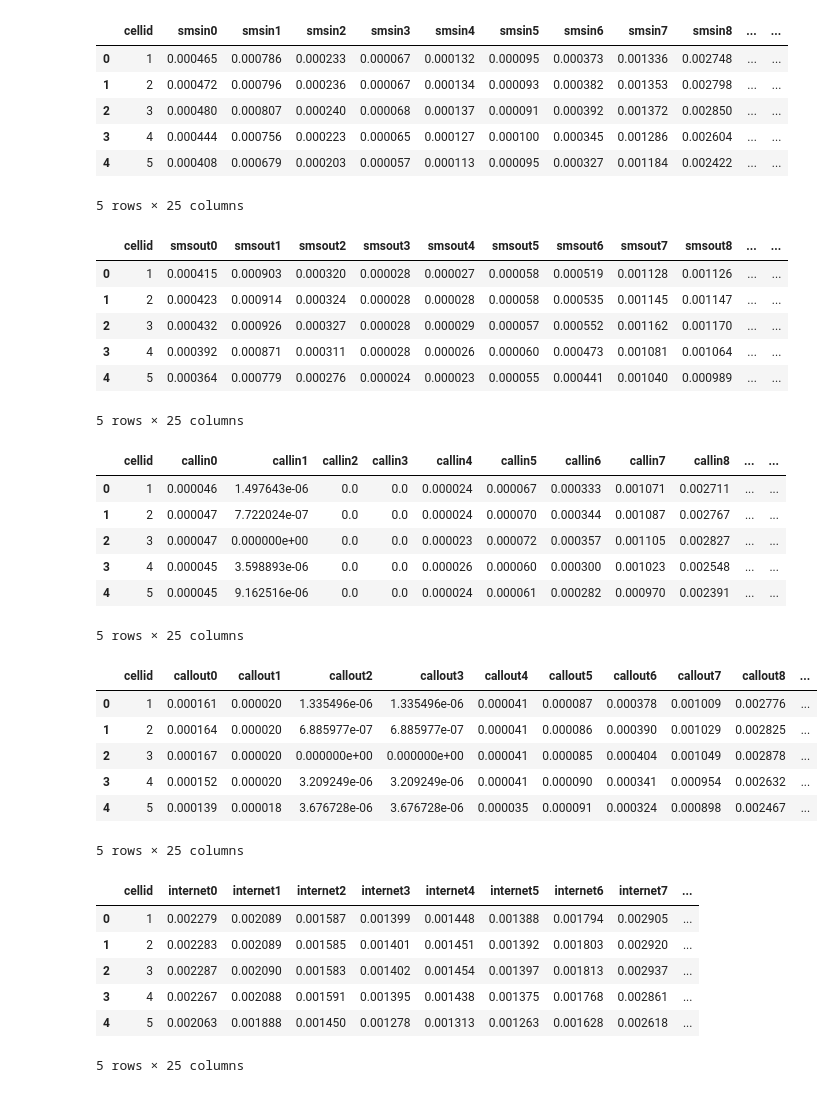
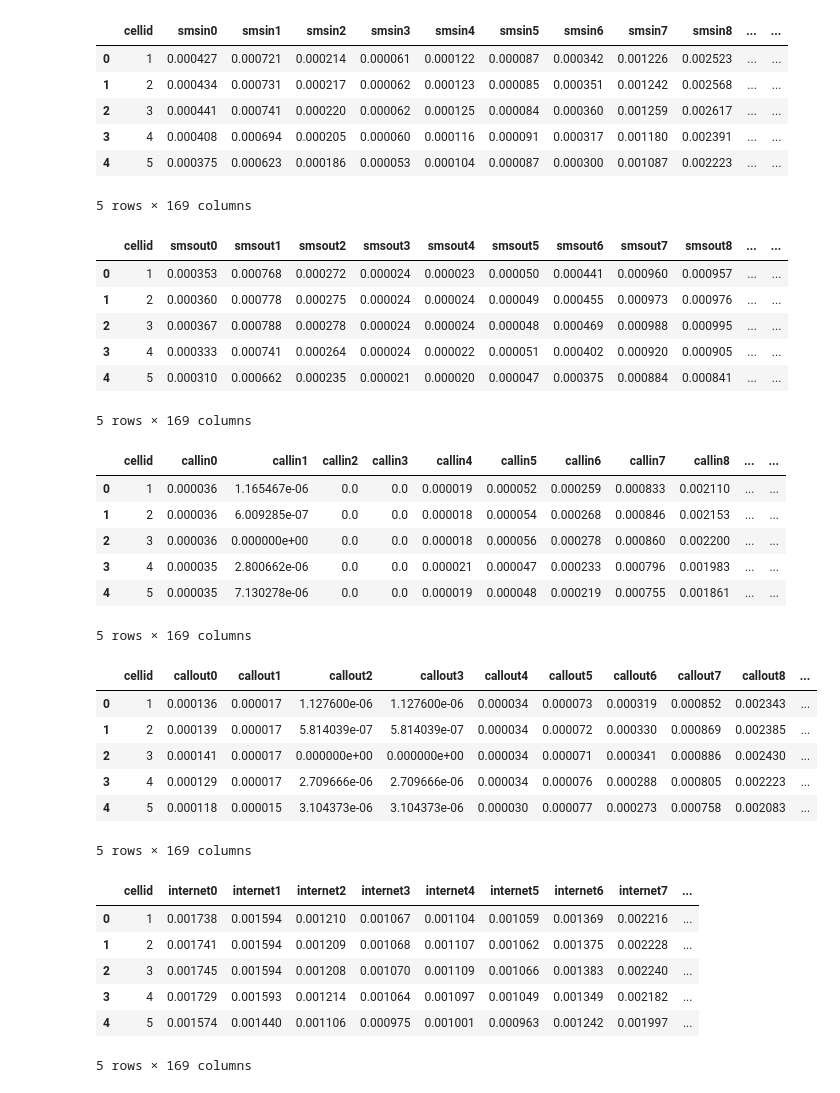
Before and after one commit to mendozamanu/milan-mobility, a Jupyter notebook: TimeEvolution-Normalize-fullgrid-week.ipynb, the cells around one changed output. Cells and saved outputs as stored; diff of their text form; code cells hidden in the pictures.

```diff
--- a/TimeEvolution-Normalize-fullgrid-week.ipynb
+++ b/TimeEvolution-Normalize-fullgrid-week.ipynb
@@ -55,0 +88,8 @@ print(dfgg)
+# %%
+#df_1 = dfgg.iloc[:800000,:] - used to fix missing data from cell 5239 in some hours (0 data so didn't appear on csv)
+df_2 = dfgg.iloc[800000:,:]
+df_1 = pd.read_csv('./csv/temp1.csv')
+dfgg = df_1
+dfgg = dfgg.set_index(['hour']).sort_index()
+dfgg=dfgg.append(df_2)
+dfgg.head()
@@ -93,57 +146,57 @@ for i in range(0, dfgr.hour.max()+1): #dfgr.hour.max()+1
     dfin.append(dfgg.loc[i].internet)
     dfin2["internet"+str(i)]=dfin[i+1].values
 # %%
-dfsi2.to_csv("./classif/fullgrid/classifgridmon_smsin.csv")
+dfsi2.to_csv("./classif/fullgrid/classifgridwk_smsin.csv")
 dfsi2.head()
 # %% [output]
 |  | cellid | smsin0 | smsin1 | smsin2 | smsin3 | smsin4 | smsin5 | smsin6 | smsin7 | smsin8 | ... | ... |
-| 0 | 1 | 0.000465 | 0.000786 | 0.000233 | 0.000067 | 0.000132 | 0.000095 | 0.000373 | 0.001336 | 0.002748 | ... | ... |
-| 1 | 2 | 0.000472 | 0.000796 | 0.000236 | 0.000067 | 0.000134 | 0.000093 | 0.000382 | 0.001353 | 0.002798 | ... | ... |
-| 2 | 3 | 0.000480 | 0.000807 | 0.000240 | 0.000068 | 0.000137 | 0.000091 | 0.000392 | 0.001372 | 0.002850 | ... | ... |
-| 3 | 4 | 0.000444 | 0.000756 | 0.000223 | 0.000065 | 0.000127 | 0.000100 | 0.000345 | 0.001286 | 0.002604 | ... | ... |
-| 4 | 5 | 0.000408 | 0.000679 | 0.000203 | 0.000057 | 0.000113 | 0.000095 | 0.000327 | 0.001184 | 0.002422 | ... | ... |
+| 0 | 1 | 0.000427 | 0.000721 | 0.000214 | 0.000061 | 0.000122 | 0.000087 | 0.000342 | 0.001226 | 0.002523 | ... | ... |
+| 1 | 2 | 0.000434 | 0.000731 | 0.000217 | 0.000062 | 0.000123 | 0.000085 | 0.000351 | 0.001242 | 0.002568 | ... | ... |
+| 2 | 3 | 0.000441 | 0.000741 | 0.000220 | 0.000062 | 0.000125 | 0.000084 | 0.000360 | 0.001259 | 0.002617 | ... | ... |
+| 3 | 4 | 0.000408 | 0.000694 | 0.000205 | 0.000060 | 0.000116 | 0.000091 | 0.000317 | 0.001180 | 0.002391 | ... | ... |
+| 4 | 5 | 0.000375 | 0.000623 | 0.000186 | 0.000053 | 0.000104 | 0.000087 | 0.000300 | 0.001087 | 0.002223 | ... | ... |
-5 rows × 25 columns
+5 rows × 169 columns
 # %%
-dfso2.to_csv("./classif/fullgrid/classifgridmon_smsout.csv")
+dfso2.to_csv("./classif/fullgrid/classifgridwk_smsout.csv")
 dfso2.head()
 # %% [output]
 |  | cellid | smsout0 | smsout1 | smsout2 | smsout3 | smsout4 | smsout5 | smsout6 | smsout7 | smsout8 | ... | ... |
-| 0 | 1 | 0.000415 | 0.000903 | 0.000320 | 0.000028 | 0.000027 | 0.000058 | 0.000519 | 0.001128 | 0.001126 | ... | ... |
-| 1 | 2 | 0.000423 | 0.000914 | 0.000324 | 0.000028 | 0.000028 | 0.000058 | 0.000535 | 0.001145 | 0.001147 | ... | ... |
-| 2 | 3 | 0.000432 | 0.000926 | 0.000327 | 0.000028 | 0.000029 | 0.000057 | 0.000552 | 0.001162 | 0.001170 | ... | ... |
-| 3 | 4 | 0.000392 | 0.000871 | 0.000311 | 0.000028 | 0.000026 | 0.000060 | 0.000473 | 0.001081 | 0.001064 | ... | ... |
-| 4 | 5 | 0.000364 | 0.000779 | 0.000276 | 0.000024 | 0.000023 | 0.000055 | 0.000441 | 0.001040 | 0.000989 | ... | ... |
+| 0 | 1 | 0.000353 | 0.000768 | 0.000272 | 0.000024 | 0.000023 | 0.000050 | 0.000441 | 0.000960 | 0.000957 | ... | ... |
+| 1 | 2 | 0.000360 | 0.000778 | 0.000275 | 0.000024 | 0.000024 | 0.000049 | 0.000455 | 0.000973 | 0.000976 | ... | ... |
+| 2 | 3 | 0.000367 | 0.000788 | 0.000278 | 0.000024 | 0.000024 | 0.000048 | 0.000469 | 0.000988 | 0.000995 | ... | ... |
+| 3 | 4 | 0.000333 | 0.000741 | 0.000264 | 0.000024 | 0.000022 | 0.000051 | 0.000402 | 0.000920 | 0.000905 | ... | ... |
+| 4 | 5 | 0.000310 | 0.000662 | 0.000235 | 0.000021 | 0.000020 | 0.000047 | 0.000375 | 0.000884 | 0.000841 | ... | ... |
-5 rows × 25 columns
+5 rows × 169 columns
 # %%
-dfci2.to_csv("./classif/fullgrid/classifgridmon_callin.csv")
+dfci2.to_csv("./classif/fullgrid/classifgridmwk_callin.csv")
 dfci2.head()
 # %% [output]
 |  | cellid | callin0 | callin1 | callin2 | callin3 | callin4 | callin5 | callin6 | callin7 | callin8 | ... | ... |
-| 0 | 1 | 0.000046 | 1.497643e-06 | 0.0 | 0.0 | 0.000024 | 0.000067 | 0.000333 | 0.001071 | 0.002711 | ... | ... |
-| 1 | 2 | 0.000047 | 7.722024e-07 | 0.0 | 0.0 | 0.000024 | 0.000070 | 0.000344 | 0.001087 | 0.002767 | ... | ... |
-| 2 | 3 | 0.000047 | 0.000000e+00 | 0.0 | 0.0 | 0.000023 | 0.000072 | 0.000357 | 0.001105 | 0.002827 | ... | ... |
-| 3 | 4 | 0.000045 | 3.598893e-06 | 0.0 | 0.0 | 0.000026 | 0.000060 | 0.000300 | 0.001023 | 0.002548 | ... | ... |
-| 4 | 5 | 0.000045 | 9.162516e-06 | 0.0 | 0.0 | 0.000024 | 0.000061 | 0.000282 | 0.000970 | 0.002391 | ... | ... |
+| 0 | 1 | 0.000036 | 1.165467e-06 | 0.0 | 0.0 | 0.000019 | 0.000052 | 0.000259 | 0.000833 | 0.002110 | ... | ... |
+| 1 | 2 | 0.000036 | 6.009285e-07 | 0.0 | 0.0 | 0.000018 | 0.000054 | 0.000268 | 0.000846 | 0.002153 | ... | ... |
+| 2 | 3 | 0.000036 | 0.000000e+00 | 0.0 | 0.0 | 0.000018 | 0.000056 | 0.000278 | 0.000860 | 0.002200 | ... | ... |
+| 3 | 4 | 0.000035 | 2.800662e-06 | 0.0 | 0.0 | 0.000021 | 0.000047 | 0.000233 | 0.000796 | 0.001983 | ... | ... |
+| 4 | 5 | 0.000035 | 7.130278e-06 | 0.0 | 0.0 | 0.000019 | 0.000048 | 0.000219 | 0.000755 | 0.001861 | ... | ... |
-5 rows × 25 columns
+5 rows × 169 columns
 # %%
-dfco2.to_csv("./classif/fullgrid/classifgridmon_callout.csv")
+dfco2.to_csv("./classif/fullgrid/classifgridwk_callout.csv")
 dfco2.head()
 # %% [output]
 |  | cellid | callout0 | callout1 | callout2 | callout3 | callout4 | callout5 | callout6 | callout7 | callout8 | ... |
-| 0 | 1 | 0.000161 | 0.000020 | 1.335496e-06 | 1.335496e-06 | 0.000041 | 0.000087 | 0.000378 | 0.001009 | 0.002776 | ... |
-| 1 | 2 | 0.000164 | 0.000020 | 6.885977e-07 | 6.885977e-07 | 0.000041 | 0.000086 | 0.000390 | 0.001029 | 0.002825 | ... |
-| 2 | 3 | 0.000167 | 0.000020 | 0.000000e+00 | 0.000000e+00 | 0.000041 | 0.000085 | 0.000404 | 0.001049 | 0.002878 | ... |
-| 3 | 4 | 0.000152 | 0.000020 | 3.209249e-06 | 3.209249e-06 | 0.000041 | 0.000090 | 0.000341 | 0.000954 | 0.002632 | ... |
-| 4 | 5 | 0.000139 | 0.000018 | 3.676728e-06 | 3.676728e-06 | 0.000035 | 0.000091 | 0.000324 | 0.000898 | 0.002467 | ... |
+| 0 | 1 | 0.000136 | 0.000017 | 1.127600e-06 | 1.127600e-06 | 0.000034 | 0.000073 | 0.000319 | 0.000852 | 0.002343 | ... |
+| 1 | 2 | 0.000139 | 0.000017 | 5.814039e-07 | 5.814039e-07 | 0.000034 | 0.000072 | 0.000330 | 0.000869 | 0.002385 | ... |
+| 2 | 3 | 0.000141 | 0.000017 | 0.000000e+00 | 0.000000e+00 | 0.000034 | 0.000071 | 0.000341 | 0.000886 | 0.002430 | ... |
+| 3 | 4 | 0.000129 | 0.000017 | 2.709666e-06 | 2.709666e-06 | 0.000034 | 0.000076 | 0.000288 | 0.000805 | 0.002223 | ... |
+| 4 | 5 | 0.000118 | 0.000015 | 3.104373e-06 | 3.104373e-06 | 0.000030 | 0.000077 | 0.000273 | 0.000758 | 0.002083 | ... |
-5 rows × 25 columns
+5 rows × 169 columns
 # %%
-dfin2.to_csv("./classif/fullgrid/classifgridmon_internet.csv")
+dfin2.to_csv("./classif/fullgrid/classifgridwk_internet.csv")
 dfin2.head()
 # %% [output]
 |  | cellid | internet0 | internet1 | internet2 | internet3 | internet4 | internet5 | internet6 | internet7 | ... |
-| 0 | 1 | 0.002279 | 0.002089 | 0.001587 | 0.001399 | 0.001448 | 0.001388 | 0.001794 | 0.002905 | ... |
-| 1 | 2 | 0.002283 | 0.002089 | 0.001585 | 0.001401 | 0.001451 | 0.001392 | 0.001803 | 0.002920 | ... |
-| 2 | 3 | 0.002287 | 0.002090 | 0.001583 | 0.001402 | 0.001454 | 0.001397 | 0.001813 | 0.002937 | ... |
-| 3 | 4 | 0.002267 | 0.002088 | 0.001591 | 0.001395 | 0.001438 | 0.001375 | 0.001768 | 0.002861 | ... |
-| 4 | 5 | 0.002063 | 0.001888 | 0.001450 | 0.001278 | 0.001313 | 0.001263 | 0.001628 | 0.002618 | ... |
+| 0 | 1 | 0.001738 | 0.001594 | 0.001210 | 0.001067 | 0.001104 | 0.001059 | 0.001369 | 0.002216 | ... |
+| 1 | 2 | 0.001741 | 0.001594 | 0.001209 | 0.001068 | 0.001107 | 0.001062 | 0.001375 | 0.002228 | ... |
+| 2 | 3 | 0.001745 | 0.001594 | 0.001208 | 0.001070 | 0.001109 | 0.001066 | 0.001383 | 0.002240 | ... |
+| 3 | 4 | 0.001729 | 0.001593 | 0.001214 | 0.001064 | 0.001097 | 0.001049 | 0.001349 | 0.002182 | ... |
+| 4 | 5 | 0.001574 | 0.001440 | 0.001106 | 0.000975 | 0.001001 | 0.000963 | 0.001242 | 0.001997 | ... |
-5 rows × 25 columns
+5 rows × 169 columns
```
Also changed, not shown: parts of 7 cells of this notebook, 18 other files.
